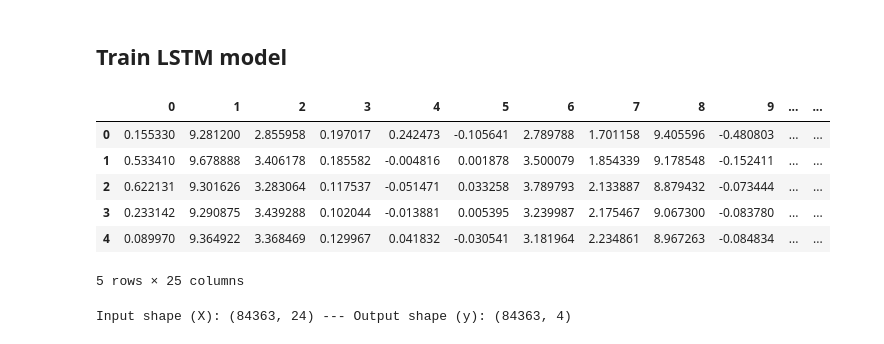
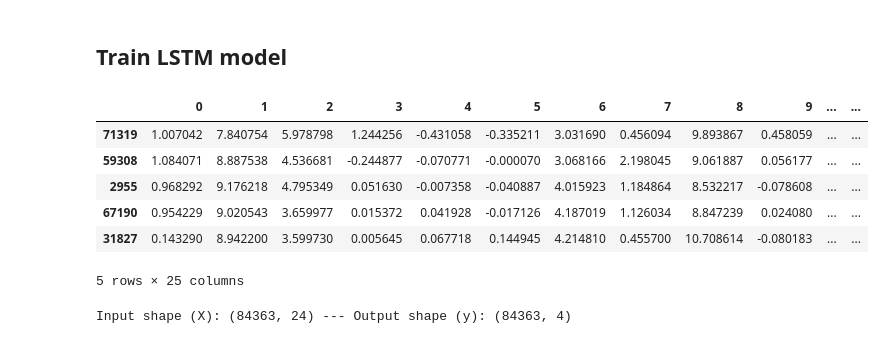
Before and after one commit to annasparapani/PW-RehabRobotics, a Jupyter notebook: tensorflow/train_lstm.ipynb, the cells around one changed output. Cells and saved outputs as stored; diff of their text form; code cells hidden in the pictures.

```diff
--- a/tensorflow/train_lstm.ipynb
+++ b/tensorflow/train_lstm.ipynb
@@ -22,15 +22,16 @@ MODEL_DIR = os.path.join(BASE_DIR, "model")
 # %%
 # Load data
 df = pd.read_csv(os.path.join(DATA_DIR, "data_entire_eachSub.csv"), header=None)
 #df = pd.read_csv('data_train.csv', header=None)
+df = df.sample(frac = 1) # shuffle the rows
 df.head()
 # %% [output]
 |  | 0 | 1 | 2 | 3 | 4 | 5 | 6 | 7 | 8 | 9 | ... | ... |
-| 0 | 0.155330 | 9.281200 | 2.855958 | 0.197017 | 0.242473 | -0.105641 | 2.789788 | 1.701158 | 9.405596 | -0.480803 | ... | ... |
-| 1 | 0.533410 | 9.678888 | 3.406178 | 0.185582 | -0.004816 | 0.001878 | 3.500079 | 1.854339 | 9.178548 | -0.152411 | ... | ... |
-| 2 | 0.622131 | 9.301626 | 3.283064 | 0.117537 | -0.051471 | 0.033258 | 3.789793 | 2.133887 | 8.879432 | -0.073444 | ... | ... |
-| 3 | 0.233142 | 9.290875 | 3.439288 | 0.102044 | -0.013881 | 0.005395 | 3.239987 | 2.175467 | 9.067300 | -0.083780 | ... | ... |
-| 4 | 0.089970 | 9.364922 | 3.368469 | 0.129967 | 0.041832 | -0.030541 | 3.181964 | 2.234861 | 8.967263 | -0.084834 | ... | ... |
+| 71319 | 1.007042 | 7.840754 | 5.978798 | 1.244256 | -0.431058 | -0.335211 | 3.031690 | 0.456094 | 9.893867 | 0.458059 | ... | ... |
+| 59308 | 1.084071 | 8.887538 | 4.536681 | -0.244877 | -0.070771 | -0.000070 | 3.068166 | 2.198045 | 9.061887 | 0.056177 | ... | ... |
+| 2955 | 0.968292 | 9.176218 | 4.795349 | 0.051630 | -0.007358 | -0.040887 | 4.015923 | 1.184864 | 8.532217 | -0.078608 | ... | ... |
+| 67190 | 0.954229 | 9.020543 | 3.659977 | 0.015372 | 0.041928 | -0.017126 | 4.187019 | 1.126034 | 8.847239 | 0.024080 | ... | ... |
+| 31827 | 0.143290 | 8.942200 | 3.599730 | 0.005645 | 0.067718 | 0.144945 | 4.214810 | 0.455700 | 10.708614 | -0.080183 | ... | ... |
 5 rows × 25 columns
 # %%
 '''
```
Also changed, not shown: parts of 4 cells of this notebook, 1 other file.
